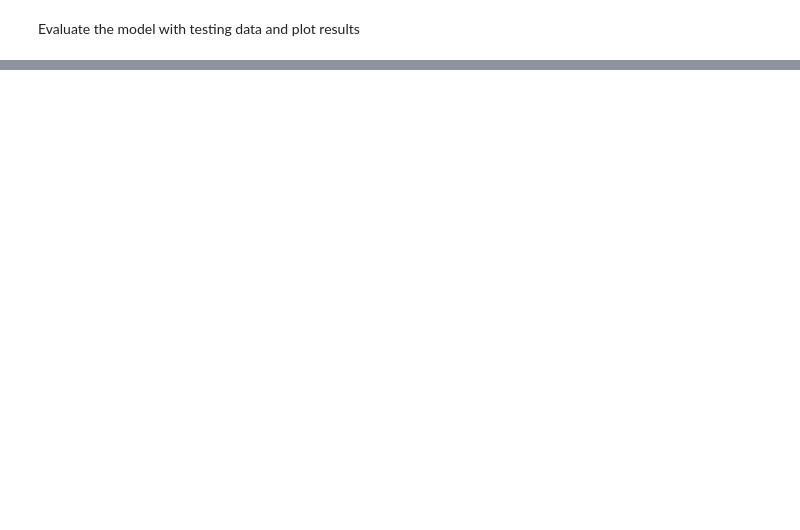
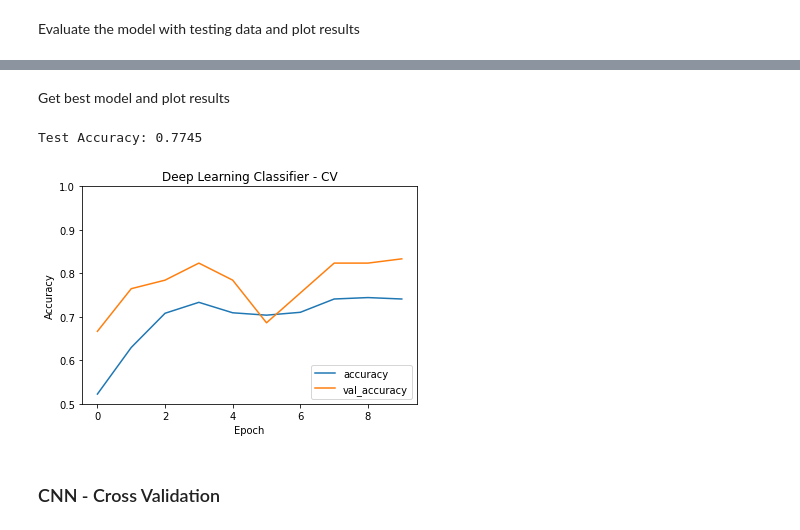
Before and after one commit to gdosulli/CS254_COVID, a Jupyter notebook: GOBT_CS254_MLCOVID.ipynb, the cells around one changed output, grey strips where cells are left out. Cells and saved outputs as stored; diff of their text form; code cells hidden in the pictures; blank space fills up the shorter version.

```diff
--- a/GOBT_CS254_MLCOVID.ipynb
+++ b/GOBT_CS254_MLCOVID.ipynb
@@ -420,0 +410,28 @@ Based on the results of the above models, we will now attempt to optimize our al
+# %%
+results = []
+test_accuracies = []
+
+for train, test in kfold.split(rimages):
+    x_train, x_test = rimages[train], rimages[test]
+    y_train, y_test = np.array(rtargets)[train], np.array(rtargets)[test]
+
+    # build model
+    dl_model = tf.keras.Sequential([
+        tf.keras.layers.Flatten(input_shape=(img_dim,img_dim,2)),
+        tf.keras.layers.Dense(512, activation='relu'),
+        tf.keras.layers.Dense(2)
+    ])
+
+    # compile model
+    dl_model.compile(optimizer='adam',
+                  loss=tf.keras.losses.SparseCategoricalCrossentropy(from_logits=True),
+                  metrics=['accuracy'])
+
+    # train model
+    history = dl_model.fit(x_train, y_train, epochs=10,
+                           validation_data=(x_test, y_test))
+
+    test_loss, test_acc = model.evaluate(x_test, y_test, verbose=2)
+
+    results.append(history)
+    test_accuracies.append(test_acc)
@@ -420,0 +456,24 @@ Based on the results of the above models, we will now attempt to optimize our al
+# %% [markdown]
+Get best model and plot results
+# %%
+# choose model with highest test accuracy
+best_model = results[0]
+best_acc = test_accuracies[0]
+for i in range(len(results) - 1):
+    if test_accuracies[i + 1] > test_accuracies[i]:
+        best_model = results[i+1]
+# %%
+plt.plot(best_model.history['accuracy'], label='accuracy')
+plt.plot(best_model.history['val_accuracy'], label = 'val_accuracy')
+plt.xlabel('Epoch')
+plt.ylabel('Accuracy')
+plt.title('Deep Learning Classifier - CV')
+plt.ylim([0.5, 1])
+plt.legend(loc='lower right')
+
+print("Test Accuracy:", round(best_acc, 4))
+# %% [output]
+Test Accuracy: 0.7745
+[figure, added]
+# %% [markdown]
+### CNN - Cross Validation
```
Also changed, not shown: parts of 33 cells of this notebook.
